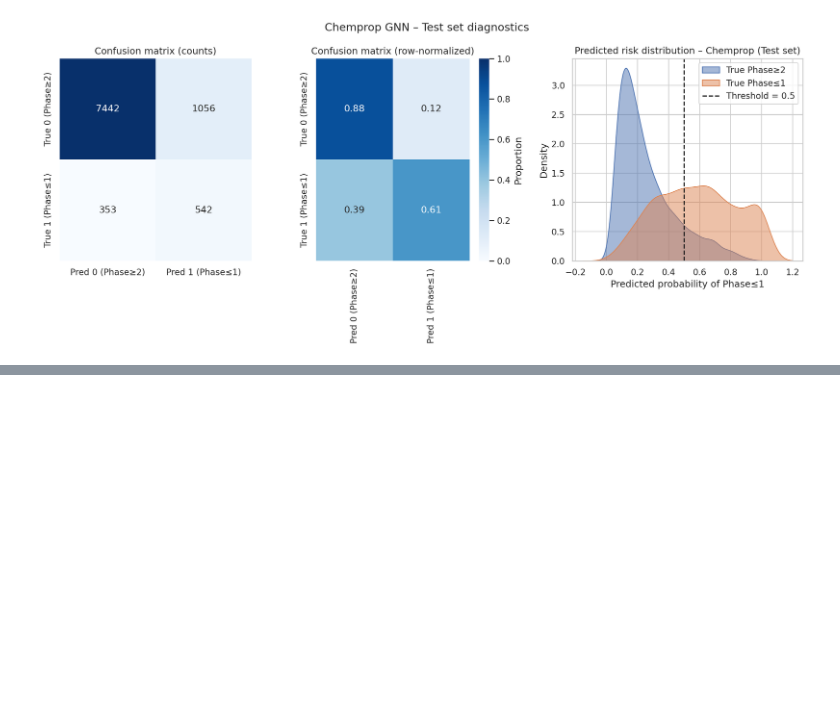
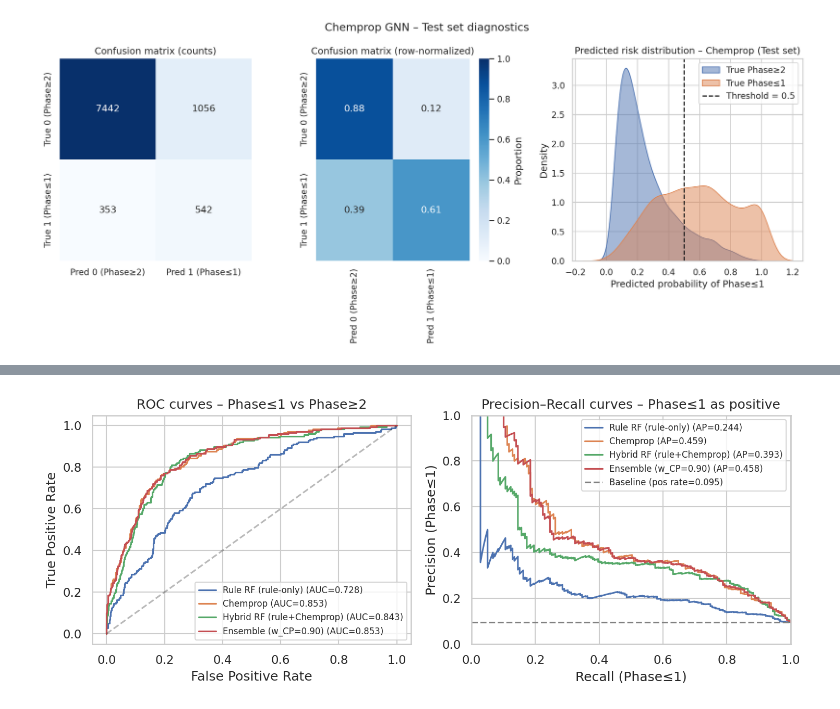
Before and after one commit to Parkss0/251119, a Jupyter notebook: 251119_practice.ipynb, the cells around one changed output, grey strips where cells are left out. Saved outputs shown, nothing was run; the diff lists cells and outputs as text; code cells hidden in the pictures; blank space fills up the shorter version.

```diff
--- a/251119_practice.ipynb
+++ b/251119_practice.ipynb
@@ -411,0 +1151,13 @@ plt.show()
+# %%
+print("\n=== Weighted ensemble of Chemprop + Rule RF ===")
+best_auc, best_ap, best_w = -1, -1, None
+
+for w in np.linspace(0, 1, 11):  # 0.0, 0.1, ..., 1.0
+    y_ens = w * chemprop_test + (1 - w) * y_prob_rule
+    auc = roc_auc_score(y_test, y_ens)
+    ap = average_precision_score(y_test, y_ens)
+    print(f"w_chemprop={w:.1f} → ROC-AUC={auc:.3f}, AP={ap:.3f}")
+    if auc > best_auc:
+        best_auc, best_ap, best_w = auc, ap, w
+
+print(f"\n[Best ensemble] w_chemprop={best_w:.2f}, ROC-AUC={best_auc:.3f}, AP={best_ap:.3f}")
@@ -411,0 +1179,60 @@ plt.show()
+# %%
+import matplotlib.pyplot as plt
+import seaborn as sns
+from sklearn.metrics import (
+    roc_curve, precision_recall_curve,
+    roc_auc_score, average_precision_score
+)
+
+sns.set(style="whitegrid")
+plt.rcParams["figure.dpi"] = 150
+
+# ===== 1) Ensemble 확률 다시 계산 =====
+y_ens_best = best_w * chemprop_test + (1 - best_w) * y_prob_rule
+
+model_probs = {
+    "Rule RF (rule-only)": y_prob_rule,
+    "Chemprop": chemprop_test,
+    "Hybrid RF (rule+Chemprop)": y_prob_hybrid,
+    f"Ensemble (w_CP={best_w:.2f})": y_ens_best,
+}
+
+# ===== 2) ROC & PR figure =====
+fig, axes = plt.subplots(1, 2, figsize=(10, 4))
+
+# (a) ROC
+for name, prob in model_probs.items():
+    fpr, tpr, _ = roc_curve(y_test, prob)
+    auc = roc_auc_score(y_test, prob)
+    axes[0].plot(fpr, tpr, lw=1.5, label=f"{name} (AUC={auc:.3f})")
+
+axes[0].plot([0, 1], [0, 1], "k--", alpha=0.3)
+axes[0].set_xlabel("False Positive Rate")
+axes[0].set_ylabel("True Positive Rate")
+axes[0].set_title("ROC curves – Phase≤1 vs Phase≥2")
+axes[0].legend(fontsize=8, loc="lower right")
+
+# (b) Precision–Recall
+base_rate = (y_test == 1).mean()
+
+for name, prob in model_probs.items():
+    precision, recall, _ = precision_recall_curve(y_test, prob)
+    ap = average_precision_score(y_test, prob)
+    axes[1].plot(recall, precision, lw=1.5, label=f"{name} (AP={ap:.3f})")
+
+axes[1].hlines(
+    base_rate, 0, 1,
+    linestyles="--", colors="gray",
+    label=f"Baseline (pos rate={base_rate:.3f})"
+)
+axes[1].set_xlabel("Recall (Phase≤1)")
+axes[1].set_ylabel("Precision (Phase≤1)")
+axes[1].set_title("Precision–Recall curves – Phase≤1 as positive")
+axes[1].set_xlim(0, 1)
+axes[1].set_ylim(0, 1)
+axes[1].legend(fontsize=8, loc="upper right")
+
+plt.tight_layout()
+plt.show()
+# %% [output]
+[figure, added]
```
Also changed, not shown: parts of 23 cells of this notebook.
